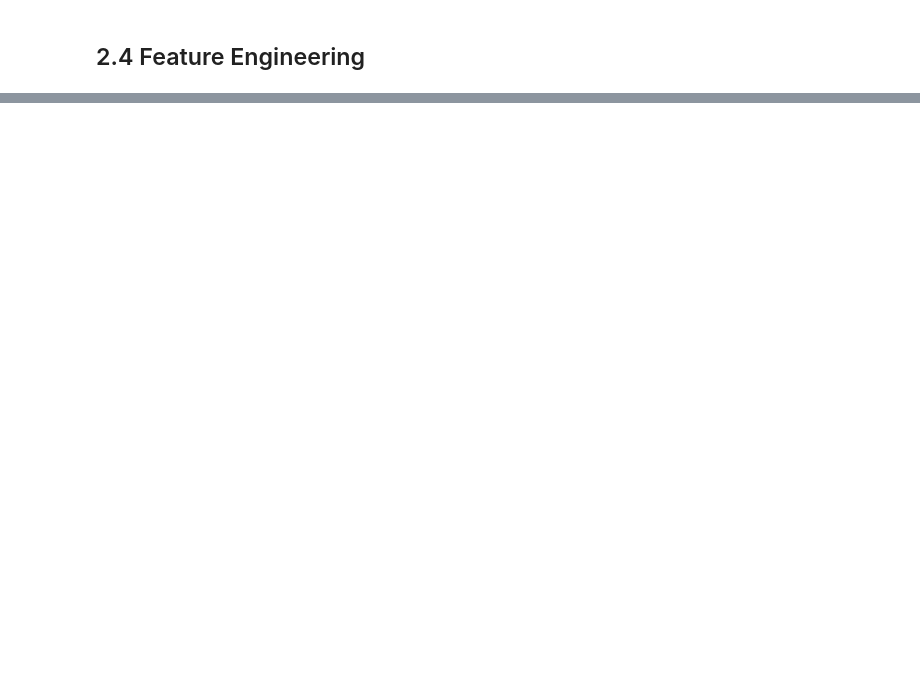
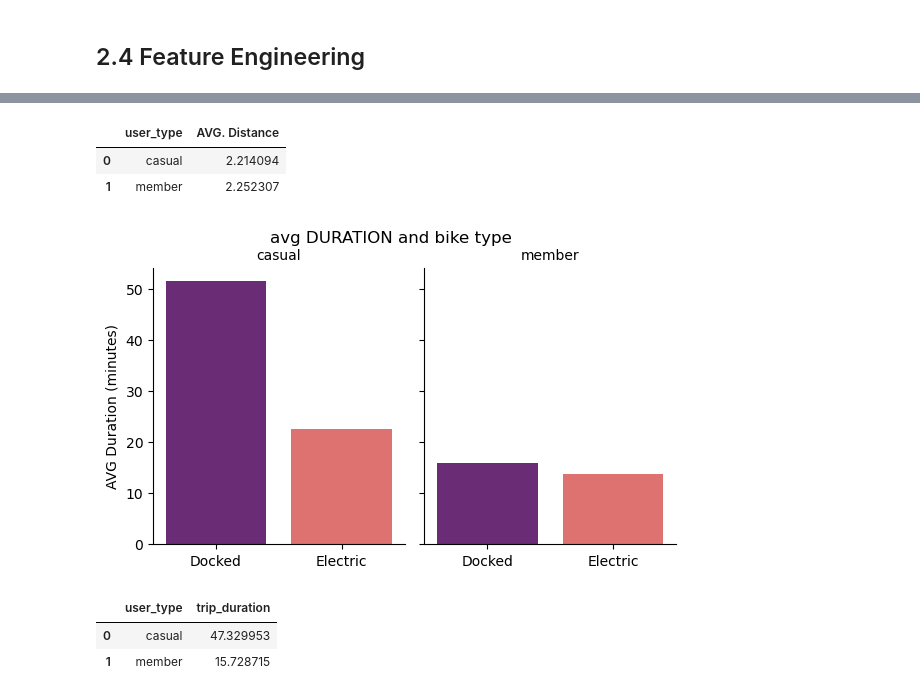
Before and after one commit to wesleymartins95/Cyclistic_insights, a Jupyter notebook: Cyclistic_pt2.ipynb, the cells around one changed output, grey strips where cells are left out. Drawn from its saved outputs; the diff is of its cells as text; code cells hidden in the pictures; blank space fills up the shorter version.

```diff
--- a/Cyclistic_pt2.ipynb
+++ b/Cyclistic_pt2.ipynb
@@ -357,0 +279,35 @@ data4['end_lat_lon']=   str(data4.loc[i,'end_lat']) + "," + str(data4.loc[i,'end
+# %%
+# Distancia média entre usuarios
+member_avg_distance = data_filters[['user_type', 'ride_distance_km']].groupby('user_type').mean()
+member_avg_distance.reset_index(drop=False, inplace=True)
+member_avg_distance.rename(columns={'user_casual':'Type', 'ride_distance_km':'AVG. Distance'}, inplace=True)
+member_avg_distance
+# %% [output]
+|  | user_type | AVG. Distance |
+| 0 | casual | 2.214094 |
+| 1 | member | 2.252307 |
+# %%
+# Creating a data frame
+avg_duration = data_filters[['user_type', 'rideable_type', 'trip_duration']].groupby(['user_type', 'rideable_type']).mean()
+avg_duration.reset_index(drop=False, inplace=True)
+
+# Barplot (facegrid)
+g = sns.FacetGrid(avg_duration, col='user_type')
+g.map(sns.barplot, 'rideable_type', 'trip_duration', order=[ 'docked_bike', 'electric_bike'], palette='magma')
+
+# Non-data parameters
+g.fig.suptitle('avg DURATION and bike type')
+g.fig.set_size_inches(6,4)
+g.set_titles(col_template="{col_name}")
+g.set_axis_labels('', 'AVG Duration (minutes)')
+g.set_xticklabels([ 'Docked', 'Electric'])
+
+plt.show()
+# %% [output]
+[figure, added]
+# %%
+data_filters[['user_type','trip_duration']].groupby('user_type').mean().reset_index()
+# %% [output]
+|  | user_type | trip_duration |
+| 0 | casual | 47.329953 |
+| 1 | member | 15.728715 |
```
Also changed, not shown: parts of 86 cells of this notebook.
